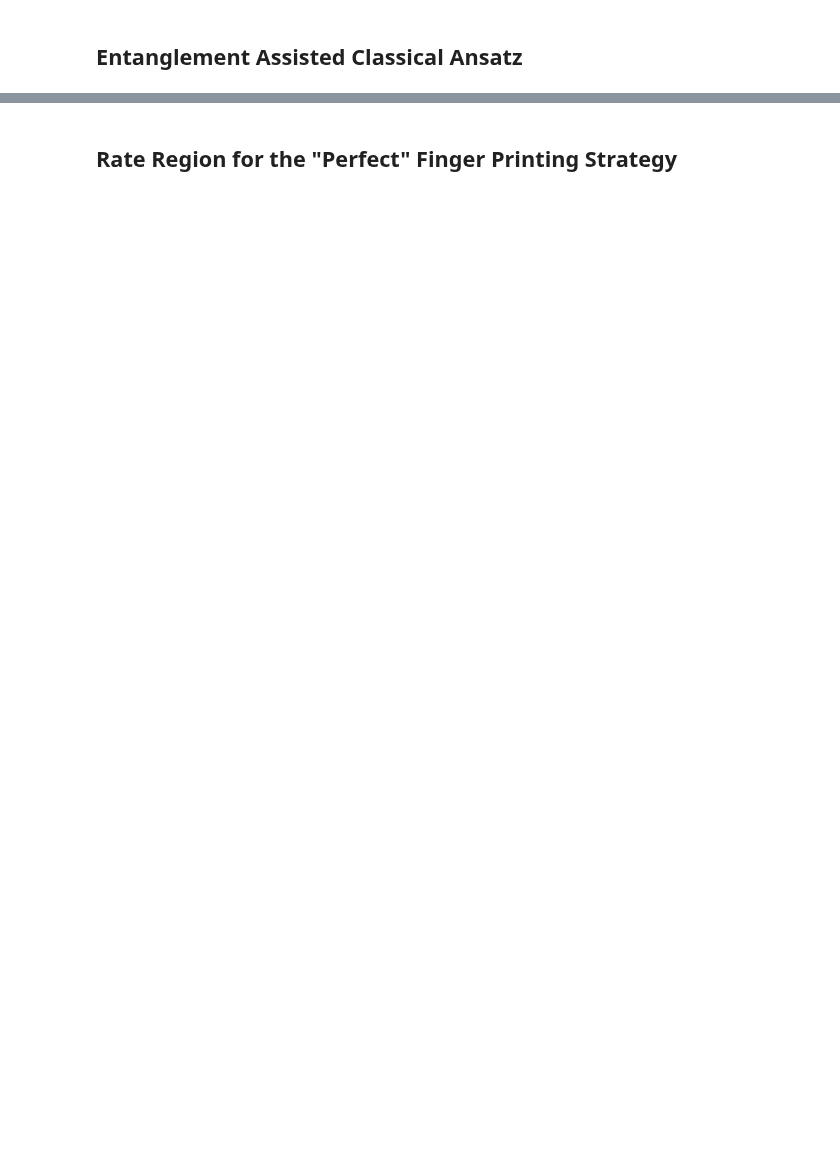
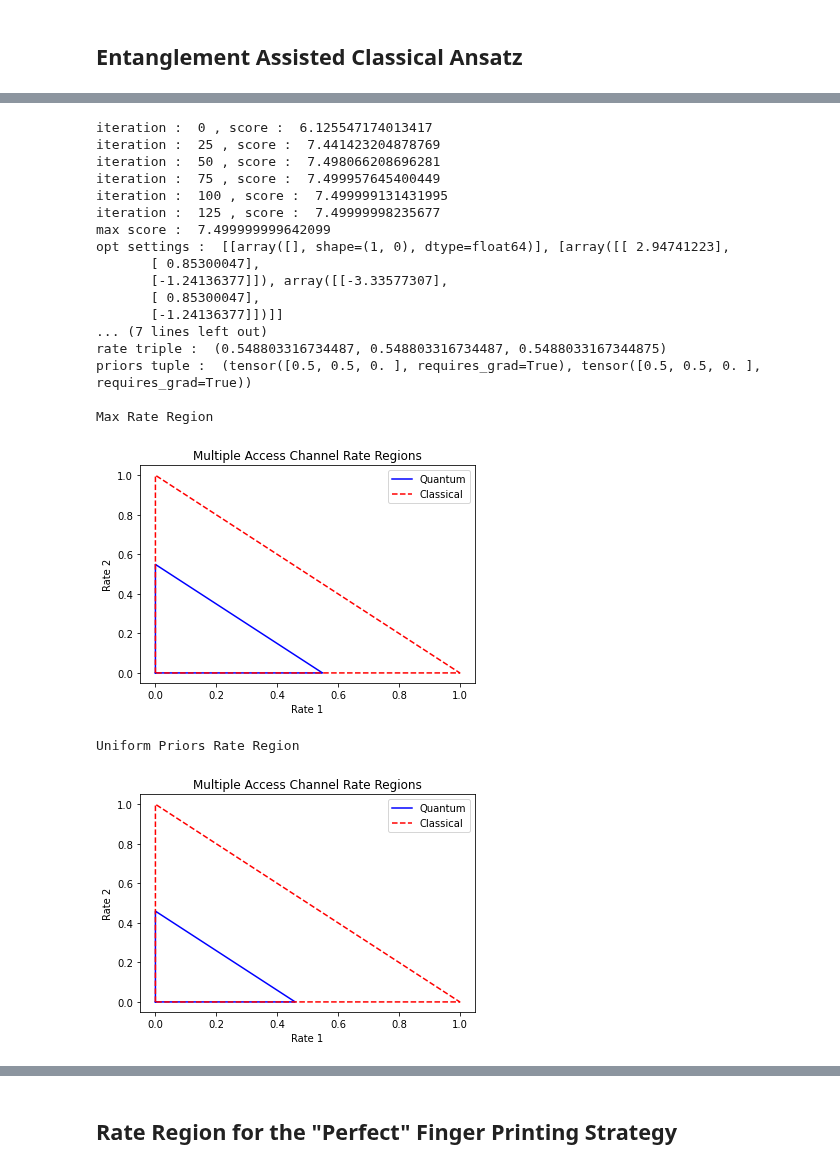
Before and after one commit to ChitambarLab/nonclassicality-in-quantum-communication-networks-supplemental-code, a Jupyter notebook: notebook/finger_printing_inequality_bisender_mac.ipynb, the cells around one changed output, grey strips where cells are left out. Cells and saved outputs as stored; diff of their text form; code cells hidden in the pictures; blank space fills up the shorter version.

```diff
--- a/notebook/finger_printing_inequality_bisender_mac.ipynb
+++ b/notebook/finger_printing_inequality_bisender_mac.ipynb
@@ -151,3 +248,28 @@ Max Rate Region
 [figure]
 Uniform Priors Rate Region
 [figure]
+# %%
+np.random.seed(45)
+
+bell_ea_violation, bell_ea_rate_tuple = mac_rate_region(bell_ea_ansatz, finger_printing_ineq, scan_range_10)
+# %% [output]
+iteration :  0 , score :  6.125547174013417
+iteration :  25 , score :  7.441423204878769
+iteration :  50 , score :  7.498066208696281
+iteration :  75 , score :  7.499957645400449
+iteration :  100 , score :  7.499999131431995
+iteration :  125 , score :  7.49999998235677
+max score :  7.499999999642099
+opt settings :  [[array([], shape=(1, 0), dtype=float64)], [array([[ 2.94741223],
+       [ 0.85300047],
+       [-1.24136377]]), array([[-3.33577307],
+       [ 0.85300047],
+       [-1.24136377]])]]
+... (7 lines left out)
+rate triple :  (0.548803316734487, 0.548803316734487, 0.5488033167344875)
+priors tuple :  (tensor([0.5, 0.5, 0. ], requires_grad=True), tensor([0.5, 0.5, 0. ], requires_grad=True))
+
+Max Rate Region
+[figure, added]
+Uniform Priors Rate Region
+[figure, added]
```
Also changed, not shown: parts of 14 cells of this notebook, 4 other files.
